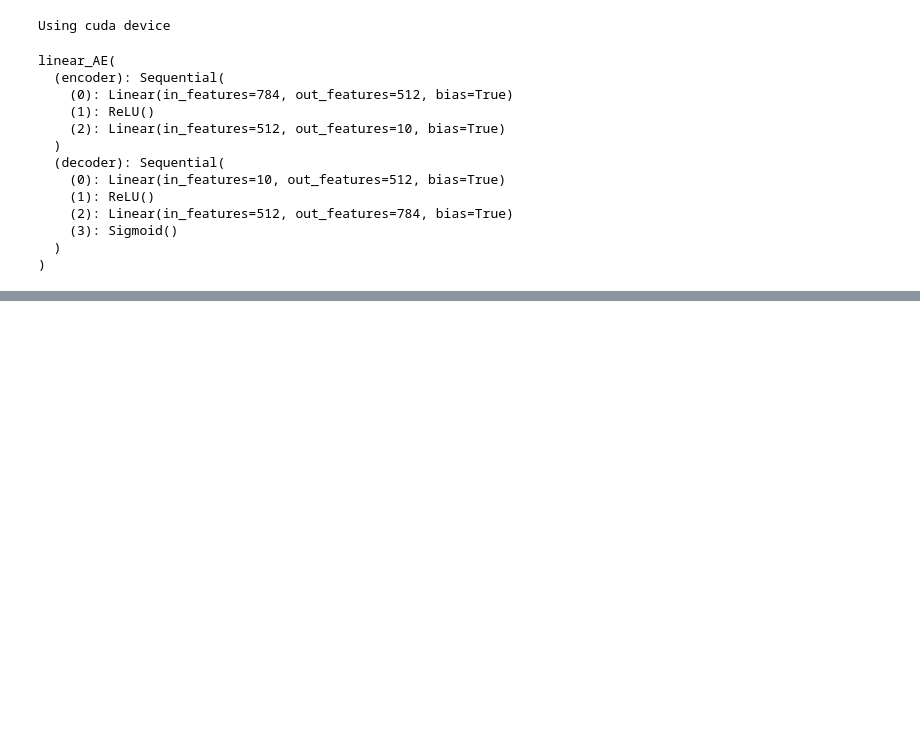
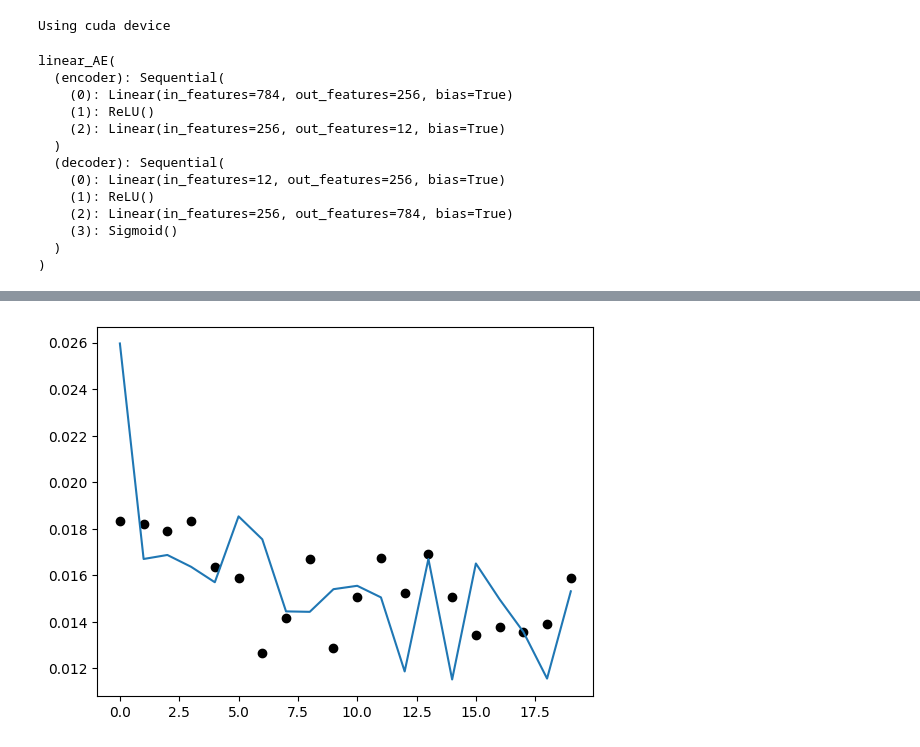
Before and after one commit to vfschumann/HU_SysBio_FinalProjekt, a Jupyter notebook: OneLayer_AE_model.ipynb, the cells around one changed output, grey strips where cells are left out. Saved outputs shown, nothing was run; the diff lists cells and outputs as text; code cells hidden in the pictures; blank space fills up the shorter version.

Commit message:
MuellTim
CUDA is working now (if Nvidia GPU is available)

```diff
--- a/OneLayer_AE_model.ipynb
+++ b/OneLayer_AE_model.ipynb
@@ -38,65 +38,68 @@ class linear_AE(nn.Module):
         super(linear_AE, self).__init__()
 
         self.encoder = nn.Sequential(             # sequential operation of the following code:
-            nn.Linear(dim_encoder_decoder, 512),  #### data into the neural network layer (28*28 pixel -> 512 nodes)
+            nn.Linear(dim_encoder_decoder, 256),  #### data into the neural network layer (28*28 pixel -> 256 nodes)
             nn.ReLU(),                            #### ReLU(x) = (x)^(+) = max(0,x)
-            nn.Linear(512, 10),                   #### layer into the hidden layer / latent space (512 -> 10 nodes / latent vector)
+            nn.Linear(256, 12)
         )
 
         self.decoder = nn.Sequential(             # sequential operation of the following code:
-            nn.Linear(10, 512),                   #### decoding laten layer (10 -> 512 nodes)
-            nn.ReLU(),                            ####
-            nn.Linear(512, dim_encoder_decoder),  #### reconstruction of image (512 -> 748)
+            nn.Linear(12, 256),                   #### decoding laten layer (12 -> 256 nodes)
+            nn.ReLU(),      ####
+            nn.Linear(256, dim_encoder_decoder),  #### reconstruction of image (256 -> 748)
             nn.Sigmoid()
         )
 
     def forward(self, x):                         # exicute the endcoder and decoder defined in __init__(self)
+
         endoded = self.encoder(x)
         decoded = self.decoder(endoded)
         return decoded
 
-model = linear_AE()  #.to(device) #### this is needed for cuda
+model = linear_AE().to(device) #### this is needed for cuda
 print(model)
 # %% [output]
 linear_AE(
   (encoder): Sequential(
-    (0): Linear(in_features=784, out_features=512, bias=True)
+    (0): Linear(in_features=784, out_features=256, bias=True)
     (1): ReLU()
-    (2): Linear(in_features=512, out_features=10, bias=True)
+    (2): Linear(in_features=256, out_features=12, bias=True)
   )
   (decoder): Sequential(
-    (0): Linear(in_features=10, out_features=512, bias=True)
+    (0): Linear(in_features=12, out_features=256, bias=True)
     (1): ReLU()
-    (2): Linear(in_features=512, out_features=784, bias=True)
+    (2): Linear(in_features=256, out_features=784, bias=True)
     (3): Sigmoid()
   )
 )
 # %%
-loss_fn = nn.MSELoss ###CrossEntropyLoss()               ### nn.MSELoss (Mean Square Error) for regression tasks
+loss_fn = nn.MSELoss() ###CrossEntropyLoss()               ### nn.MSELoss (Mean Square Error) for regression tasks
 
-learning_rate = 1e-3                          ### how much the parameter gets updated
-loss_fn = nn.MSELoss()
 optimizer = torch.optim.Adam(model.parameters(),lr=1e-3, weight_decay=1e-5)
 # %%
-num_epochs = 10
+num_epochs = 20
 outputs = []
 torch.manual_seed(42)
 for epoch in range(num_epochs):
     for (X, label) in train_dataloader:
-        X = X.reshape(-1, 28*28)
+        X = X.reshape(-1, 28*28).to(device)
         pred = model(X)
-        loss = loss_fn(pred, X)
+        loss = loss_fn(pred,X)
 
         optimizer.zero_grad()
         loss.backward()
         optimizer.step()
 
     print(f'Epoch:{epoch+1}, Loss:{loss.item():.4f}', end="")
-    outputs.append((epoch, X, pred))
+    outputs.append([epoch, loss.item()])
 
     for (X_test, label) in test_dataloader:
-        X_test = X_test.reshape(-1, 28*28)
+        X_test = X_test.reshape(-1, 28*28).to(device)
         pred_test = model(X_test)
         loss_test = loss_fn(pred_test, X_test)
     print(f' ; Train Loss:{loss_test.item():.4f}')
+    plt.scatter(epoch, loss_test.item(), c="black")
+
+plt.plot([i[0] for i in outputs], [i[1] for i in outputs])
+plt.show()
 # %% [output]
@@ -113,3 +126,4 @@ Epoch:10, Loss:0.0171 ; Train Loss:0.0139
+[figure, added]
 # %%
 torch.save(model, 'model_oneLayer_AE.pth')
 # %%
```
Also changed, not shown: parts of 3 cells of this notebook.
